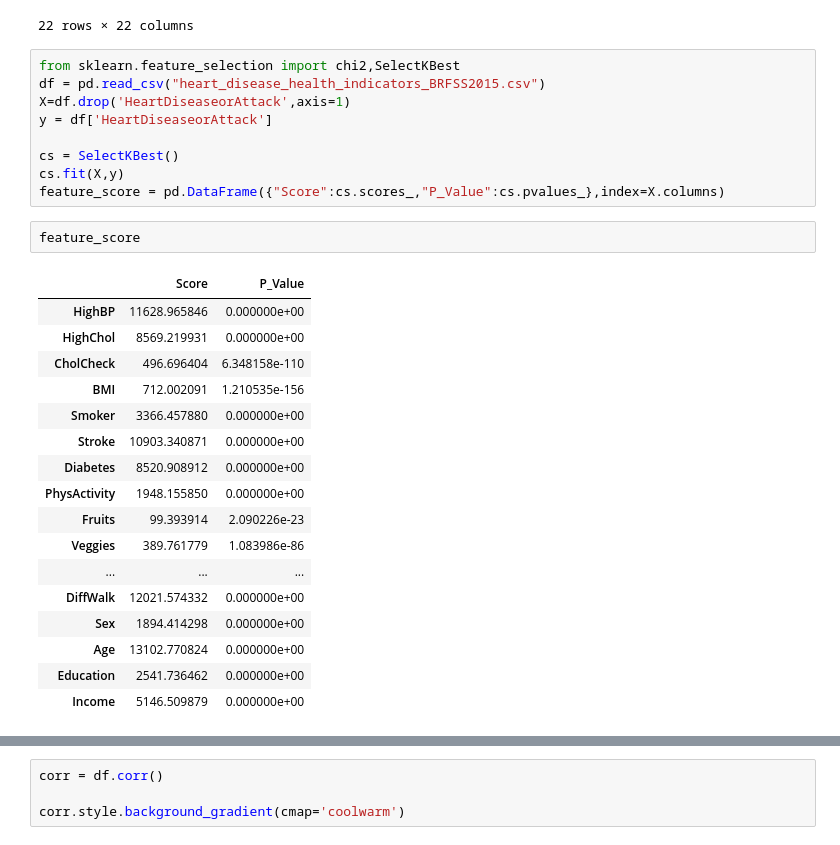
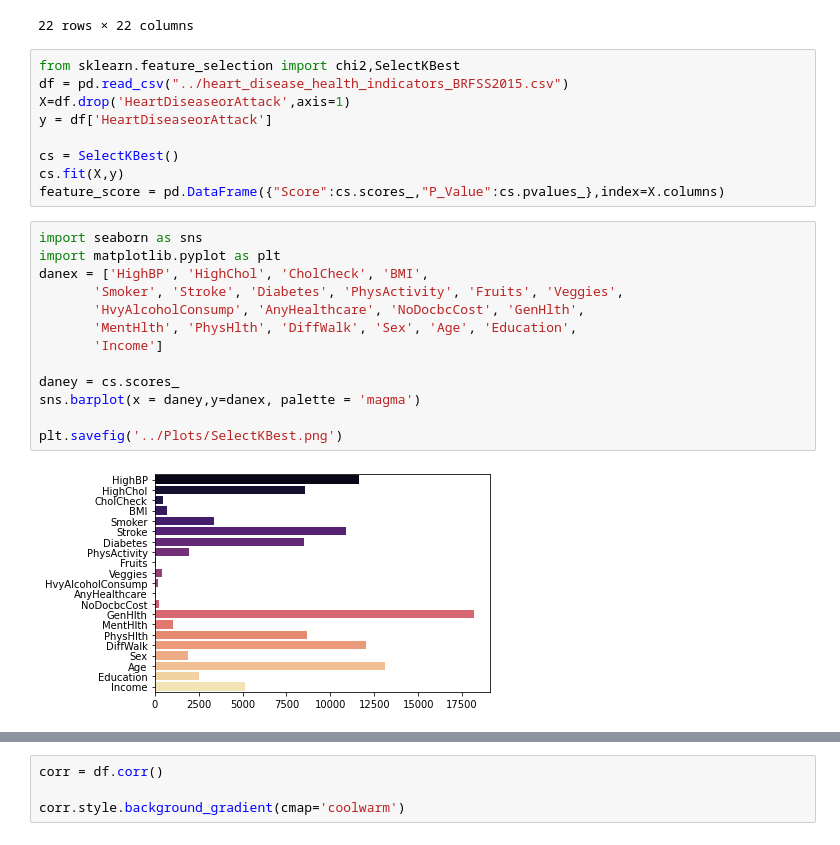
Before and after one commit to Rebek2/heart_machine_learning, a Jupyter notebook: EDA/chi_kwadrat.ipynb, the cells around one changed output, grey strips where cells are left out. Saved outputs shown, nothing was run; the diff lists cells and outputs as text.

Commit message:
added feature_selection plots,checked feature importances...

```diff
--- a/EDA/chi_kwadrat.ipynb
+++ b/EDA/chi_kwadrat.ipynb
@@ -72,7 +72,7 @@ sns.heatmap(chisqmatrix)
 22 rows × 22 columns
 # %%
 from sklearn.feature_selection import chi2,SelectKBest
-df = pd.read_csv("heart_disease_health_indicators_BRFSS2015.csv")
+df = pd.read_csv("../heart_disease_health_indicators_BRFSS2015.csv")
 X=df.drop('HeartDiseaseorAttack',axis=1)
 y = df['HeartDiseaseorAttack']
 
@@ -80,22 +80,17 @@ cs = SelectKBest()
 cs.fit(X,y)
 feature_score = pd.DataFrame({"Score":cs.scores_,"P_Value":cs.pvalues_},index=X.columns)
 # %%
-feature_score
+import seaborn as sns
+import matplotlib.pyplot as plt
+danex = ['HighBP', 'HighChol', 'CholCheck', 'BMI',
+       'Smoker', 'Stroke', 'Diabetes', 'PhysActivity', 'Fruits', 'Veggies',
+       'HvyAlcoholConsump', 'AnyHealthcare', 'NoDocbcCost', 'GenHlth',
+       'MentHlth', 'PhysHlth', 'DiffWalk', 'Sex', 'Age', 'Education',
+       'Income']
+
+daney = cs.scores_
+sns.barplot(x = daney,y=danex, palette = 'magma')
+
+plt.savefig('../Plots/SelectKBest.png')
 # %% [output]
-|  | Score | P_Value |
-| HighBP | 11628.965846 | 0.000000e+00 |
-| HighChol | 8569.219931 | 0.000000e+00 |
-| CholCheck | 496.696404 | 6.348158e-110 |
-| BMI | 712.002091 | 1.210535e-156 |
-| Smoker | 3366.457880 | 0.000000e+00 |
-| Stroke | 10903.340871 | 0.000000e+00 |
-| Diabetes | 8520.908912 | 0.000000e+00 |
-| PhysActivity | 1948.155850 | 0.000000e+00 |
-| Fruits | 99.393914 | 2.090226e-23 |
-| Veggies | 389.761779 | 1.083986e-86 |
-| ... | ... | ... |
-| DiffWalk | 12021.574332 | 0.000000e+00 |
-| Sex | 1894.414298 | 0.000000e+00 |
-| Age | 13102.770824 | 0.000000e+00 |
-| Education | 2541.736462 | 0.000000e+00 |
-| Income | 5146.509879 | 0.000000e+00 |
+[figure, added]
```
Also changed, not shown: parts of 4 cells of this notebook, 13 other files.
